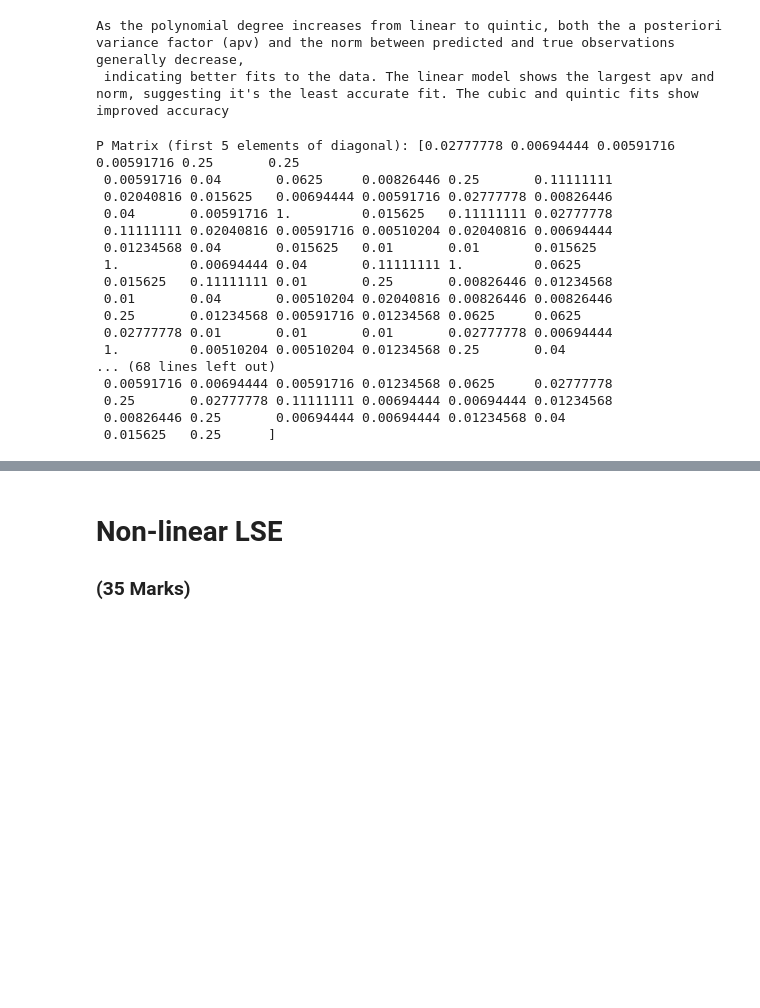
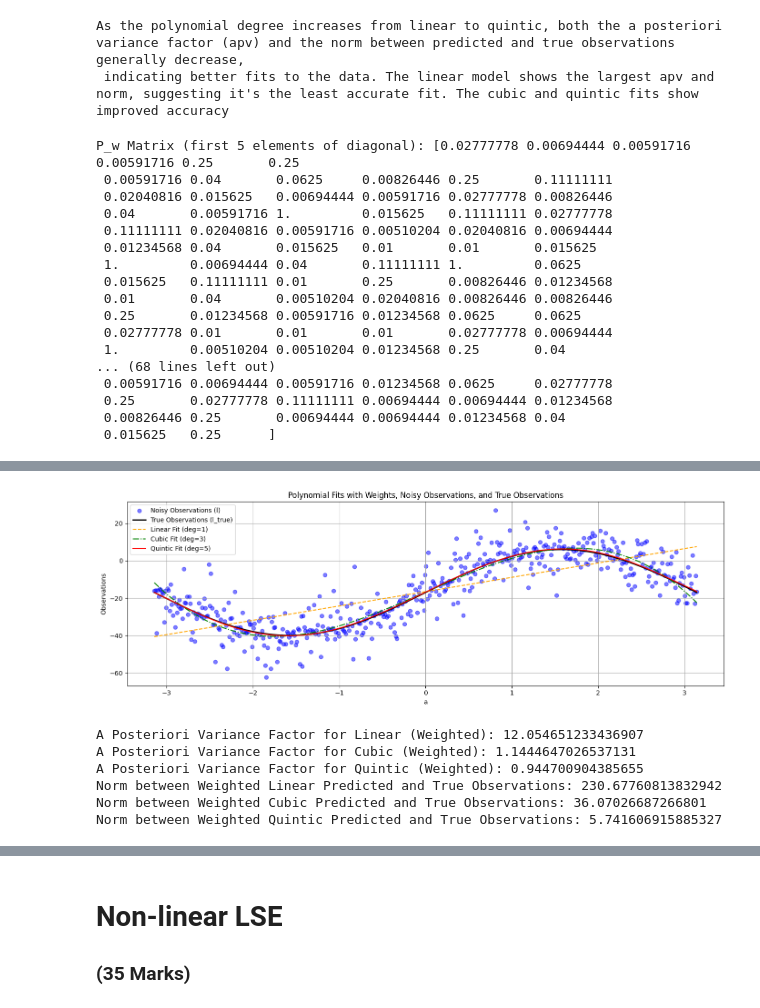
Before and after one commit to ZohrehMejrisazanoosi/engg680_2024_fall, a Jupyter notebook: Lab_Assignment2/Assignment2.ipynb, the cells around one changed output, grey strips where cells are left out. Cells and saved outputs as stored; diff of their text form; code cells hidden in the pictures; blank space fills up the shorter version.

```diff
--- a/Lab_Assignment2/Assignment2.ipynb
+++ b/Lab_Assignment2/Assignment2.ipynb
@@ -288,11 +288,11 @@ As the polynomial degree increases from linear to quintic, both the a posteriori
 # now, let's define the P matrix with the proper weights of observation
 # use the variance of observation l_var, define P matrix
 # (1 mark)
-P = np.diag(1 / l_var)
+P_w = np.diag(1 / l_var)
 
-print("P Matrix (first 5 elements of diagonal):", np.diag(P))
+print("P_w Matrix (first 5 elements of diagonal):", np.diag(P_w))
 # %% [output]
-P Matrix (first 5 elements of diagonal): [0.02777778 0.00694444 0.00591716 0.00591716 0.25       0.25
+P_w Matrix (first 5 elements of diagonal): [0.02777778 0.00694444 0.00591716 0.00591716 0.25       0.25
  0.00591716 0.04       0.0625     0.00826446 0.25       0.11111111
  0.02040816 0.015625   0.00694444 0.00591716 0.02777778 0.00826446
  0.04       0.00591716 1.         0.015625   0.11111111 0.02777778
@@ -321,0 +312,67 @@ P Matrix (first 5 elements of diagonal): [0.02777778 0.00694444 0.00591716 0.005
+# %%
+# step 13
+# repeat the steps 6-10, using the proper P matrix
+# (10 marks)
+# step 6(P_w)
+deg1 = 1
+x_deg1_w, cov_x_deg1_w, apv_deg1_w, v_deg1_w = fit_polynomial_curve(a, l, P_w, deg1)
+print("Polynomial Degree:", deg1)
+print("Estimated Polynomial Coefficients:", x_deg1_w)
+print("Uncertainty in Estimated Coefficients:\n", cov_x_deg1_w)
+print("A Posteriori Variance Factor (Goodness of Fit):", apv_deg1_w)
+print("Observation Residuals:", v_deg1_w[:10])
+print("----------------------------------------------------------")
+deg3 = 3
+x_deg3_w, cov_x_deg3_w, apv_deg3_w, v_deg3_w = fit_polynomial_curve(a, l, P_w, deg3)
+print("Polynomial Degree:", deg3)
+print("Estimated Polynomial Coefficients:", x_deg3_w)
+print("Uncertainty in Estimated Coefficients:\n", cov_x_deg3_w)
+print("A Posteriori Variance Factor (Goodness of Fit):", apv_deg3_w)
+print("Observation Residuals:", v_deg3_w[:10])
+print("----------------------------------------------------------")
+deg5 = 5
+x_deg5_w, cov_x_deg5_w, apv_deg5_w, v_deg5_w = fit_polynomial_curve(a, l, P_w, deg5)
+print("Polynomial Degree:", deg5)
+print("Estimated Polynomial Coefficients:", x_deg5_w)
+print("Uncertainty in Estimated Coefficients:\n", cov_x_deg5_w)
+print("A Posteriori Variance Factor (Goodness of Fit):", apv_deg5_w)
+print("Observation Residuals:", v_deg5_w[:10])
+
+# step 7 (P_w)
+line_w = np.polyval(x_deg1_w[::-1], a)
+cubic_w = np.polyval(x_deg3_w[::-1], a)
+quintic_w = np.polyval(x_deg5_w[::-1], a)
+print(line_w [0])
+
+#Step 8(P_w)
+fig, ax = plt.subplots(nrows=1, ncols=1, figsize=(14, 5))
+ax.scatter(a, l, label='Noisy Observations (l)', color='blue', marker='o', alpha=0.5)
+ax.plot(a, l_true, label='True Observations (l_true)', color='black', linestyle='-', linewidth=2)
+ax.plot(a, line_w, label='Linear Fit (deg=1)', color='orange', linestyle='--')
+ax.plot(a, cubic_w, label='Cubic Fit (deg=3)', color='green', linestyle='-.')
+ax.plot(a, quintic_w, label='Quintic Fit (deg=5)', color='red', linestyle='-')
+
+# Labels and legend
+ax.set_xlabel('a')
+ax.set_ylabel('Observations')
+ax.set_title('Polynomial Fits with Weights, Noisy Observations, and True Observations')
+ax.legend()
+ax.grid(True, which='both', ls='-', color='0.65')
+fig.tight_layout()
+plt.show()
+
+# step 9(P_w)
+print("A Posteriori Variance Factor for Linear (Weighted):", apv_deg1_w)
+print("A Posteriori Variance Factor for Cubic (Weighted):", apv_deg3_w)
+print("A Posteriori Variance Factor for Quintic (Weighted):", apv_deg5_w)
+
+# step 10(P_w)
+norm_linear_w = np.linalg.norm(line_w - l_true)
+print("Norm between Weighted Linear Predicted and True Observations:", norm_linear_w)
+
+norm_cubic_w = np.linalg.norm(cubic_w - l_true)
+print("Norm between Weighted Cubic Predicted and True Observations:", norm_cubic_w)
+
+norm_quintic_w = np.linalg.norm(quintic_w - l_true)
+print("Norm between Weighted Quintic Predicted and True Observations:", norm_quintic_w)
+# %% [output]
@@ -321,0 +396,7 @@ P Matrix (first 5 elements of diagonal): [0.02777778 0.00694444 0.00591716 0.005
+[figure, added]
+A Posteriori Variance Factor for Linear (Weighted): 12.054651233436907
+A Posteriori Variance Factor for Cubic (Weighted): 1.1444647026537131
+A Posteriori Variance Factor for Quintic (Weighted): 0.944700904385655
+Norm between Weighted Linear Predicted and True Observations: 230.67760813832942
+Norm between Weighted Cubic Predicted and True Observations: 36.07026687266801
+Norm between Weighted Quintic Predicted and True Observations: 5.741606915885327
```
Also changed, not shown: parts of 4 cells of this notebook.
